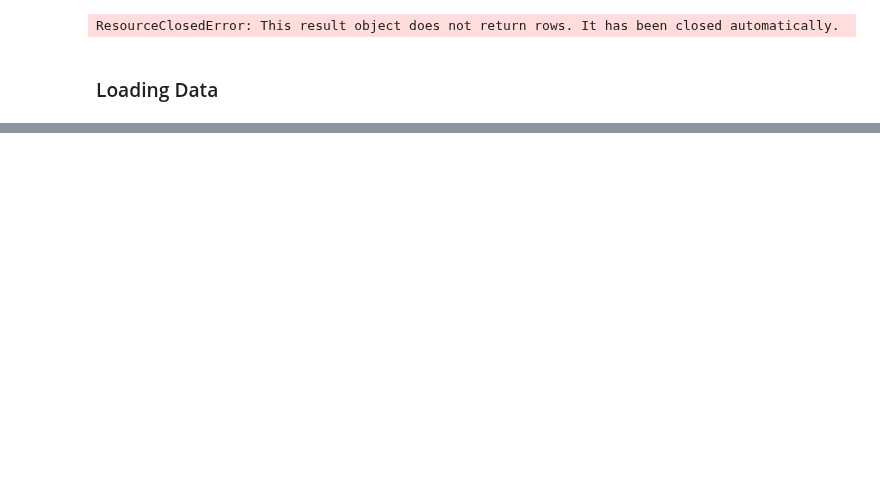
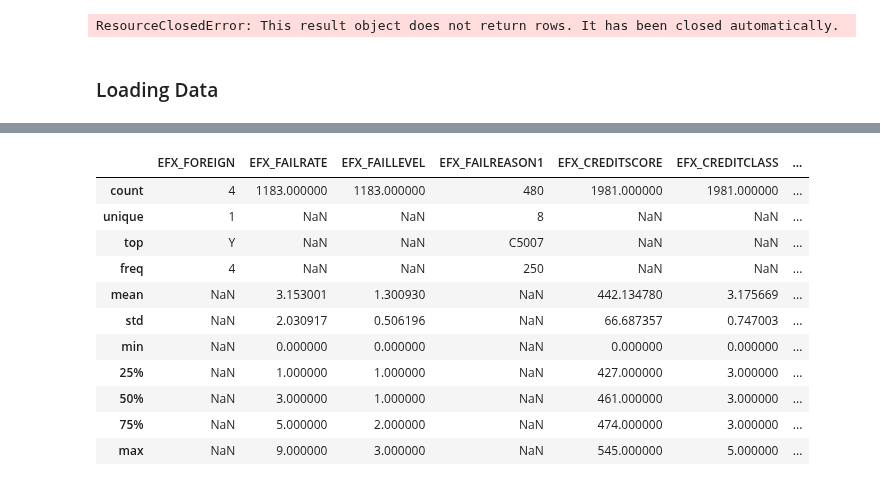
Before and after one commit to idjey/DEtheHardWay, a Jupyter notebook: Mds_BizdataModeling.ipynb, the cells around one changed output, grey strips where cells are left out. Saved outputs shown, nothing was run; the diff lists cells and outputs as text; code cells hidden in the pictures; blank space fills up the shorter version.

Commit message:
completed the data division of mdsdata and backed up the database here

```diff
--- a/Mds_BizdataModeling.ipynb
+++ b/Mds_BizdataModeling.ipynb
@@ -260,0 +165,19 @@ queryBase("""SELECT * FROM dim_security LIMIT 1""")
+# %%
+mdsdata[['EFX_FOREIGN', 'EFX_FAILRATE', 'EFX_FAILLEVEL',
+       'EFX_FAILREASON1', 'EFX_CREDITSCORE', 'EFX_CREDITCLASS',
+       'EFX_CREDITPERC', 'EFX_CREDITREASON1', 'EFX_CREDITREASON2',
+       'EFX_CREDITREASON3', 'EFX_CREDITREASON4', 'EFX_MRKT_TELEVER', 'EFX_MRKT_TELESCORE',
+       'EFX_MRKT_TOTALSCORE', 'EFX_MRKT_TOTALIND']].describe(include='all')
+# %% [output]
+|  | EFX_FOREIGN | EFX_FAILRATE | EFX_FAILLEVEL | EFX_FAILREASON1 | EFX_CREDITSCORE | EFX_CREDITCLASS | ... |
+| count | 4 | 1183.000000 | 1183.000000 | 480 | 1981.000000 | 1981.000000 | ... |
+| unique | 1 | NaN | NaN | 8 | NaN | NaN | ... |
+| top | Y | NaN | NaN | C5007 | NaN | NaN | ... |
+| freq | 4 | NaN | NaN | 250 | NaN | NaN | ... |
+| mean | NaN | 3.153001 | 1.300930 | NaN | 442.134780 | 3.175669 | ... |
+| std | NaN | 2.030917 | 0.506196 | NaN | 66.687357 | 0.747003 | ... |
+| min | NaN | 0.000000 | 0.000000 | NaN | 0.000000 | 0.000000 | ... |
+| 25% | NaN | 1.000000 | 1.000000 | NaN | 427.000000 | 3.000000 | ... |
+| 50% | NaN | 3.000000 | 1.000000 | NaN | 461.000000 | 3.000000 | ... |
+| 75% | NaN | 5.000000 | 2.000000 | NaN | 474.000000 | 3.000000 | ... |
+| max | NaN | 9.000000 | 3.000000 | NaN | 545.000000 | 5.000000 | ... |
```
Also changed, not shown: parts of 45 cells of this notebook.
